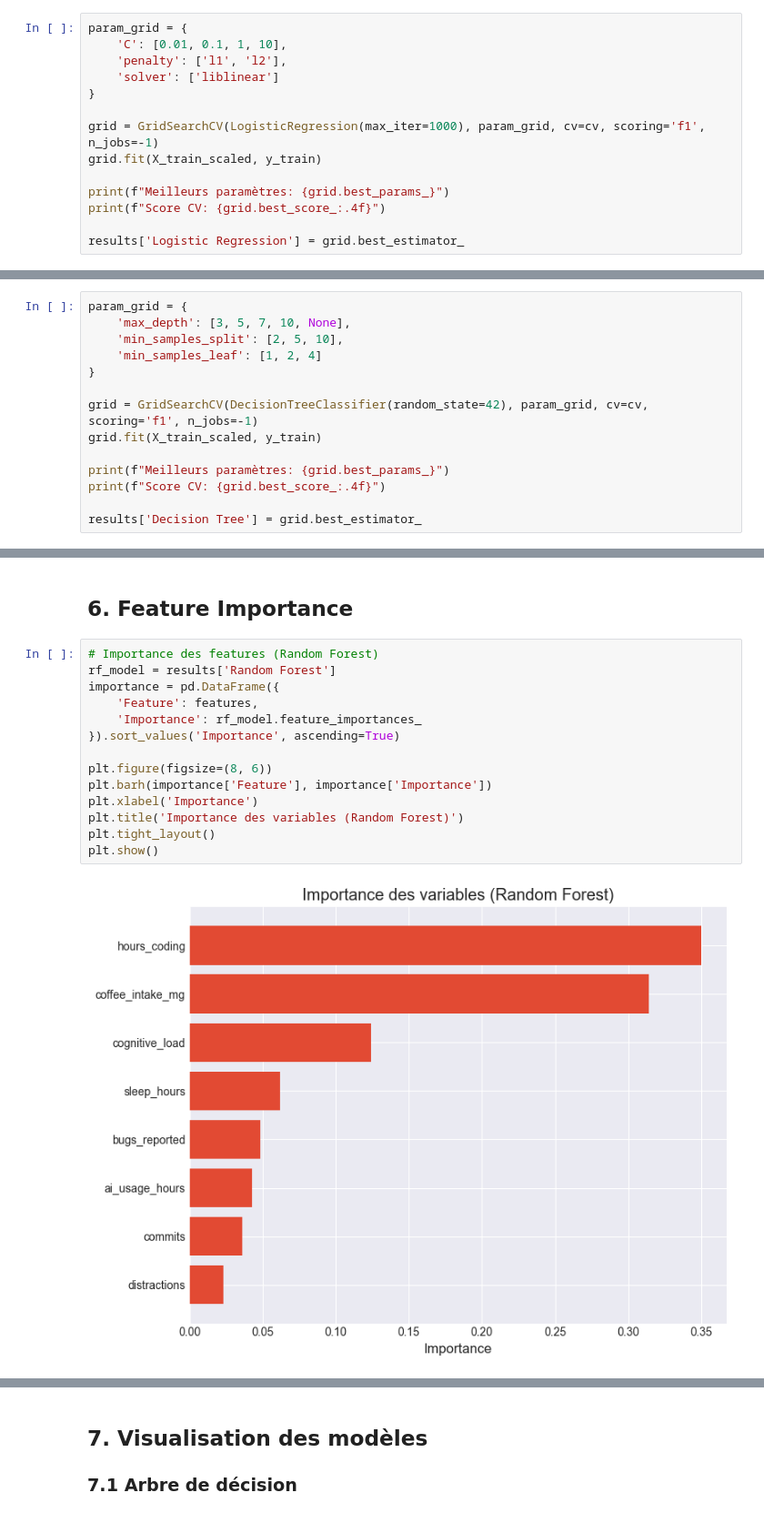
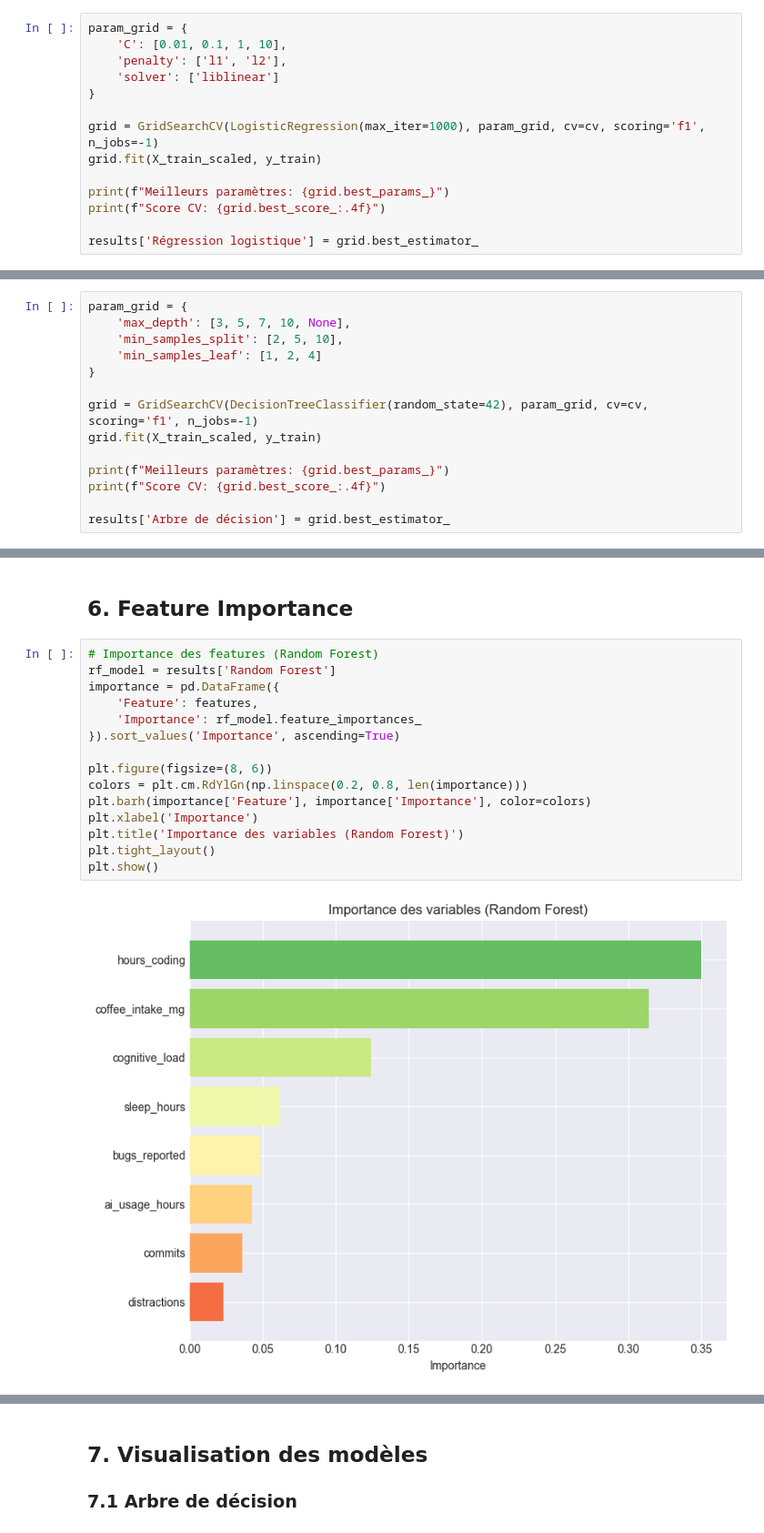
Before and after one commit to ErwanViot/Alyra-FinalProject, a Jupyter notebook: ML-Developper-Productivity/Developer_Productivity.ipynb, the cells around one changed output, grey strips where cells are left out. Shown at 91% size. Saved outputs shown, nothing was run; the diff lists cells and outputs as text.

```diff
--- a/ML-Developper-Productivity/Developer_Productivity.ipynb
+++ b/ML-Developper-Productivity/Developer_Productivity.ipynb
@@ -271,7 +273,7 @@ grid.fit(X_train_scaled, y_train)
 print(f"Meilleurs paramètres: {grid.best_params_}")
 print(f"Score CV: {grid.best_score_:.4f}")
 
-results['Logistic Regression'] = grid.best_estimator_
+results['Régression logistique'] = grid.best_estimator_
 # %% [output]
 Meilleurs paramètres: {'C': 0.1, 'penalty': 'l2', 'solver': 'liblinear'}
 Score CV: 0.9137
@@ -292,7 +294,7 @@ grid.fit(X_train_scaled, y_train)
 print(f"Meilleurs paramètres: {grid.best_params_}")
 print(f"Score CV: {grid.best_score_:.4f}")
 
-results['Decision Tree'] = grid.best_estimator_
+results['Arbre de décision'] = grid.best_estimator_
 # %% [output]
 Meilleurs paramètres: {'max_depth': 5, 'min_samples_leaf': 1, 'min_samples_split': 2}
 Score CV: 0.9802
@@ -462,18 +465,19 @@ weighted avg       1.00      1.00      1.00       400
 # %%
 # Importance des features (Random Forest)
 rf_model = results['Random Forest']
 importance = pd.DataFrame({
     'Feature': features,
     'Importance': rf_model.feature_importances_
 }).sort_values('Importance', ascending=True)
 
 plt.figure(figsize=(8, 6))
-plt.barh(importance['Feature'], importance['Importance'])
+colors = plt.cm.RdYlGn(np.linspace(0.2, 0.8, len(importance)))
+plt.barh(importance['Feature'], importance['Importance'], color=colors)
 plt.xlabel('Importance')
 plt.title('Importance des variables (Random Forest)')
 plt.tight_layout()
 plt.show()
 # %% [output]
-[figure, old version]
+[figure, new version]
 # %%
 # Coefficients de la régression logistique
```
Also changed, not shown: parts of 12 cells of this notebook.
